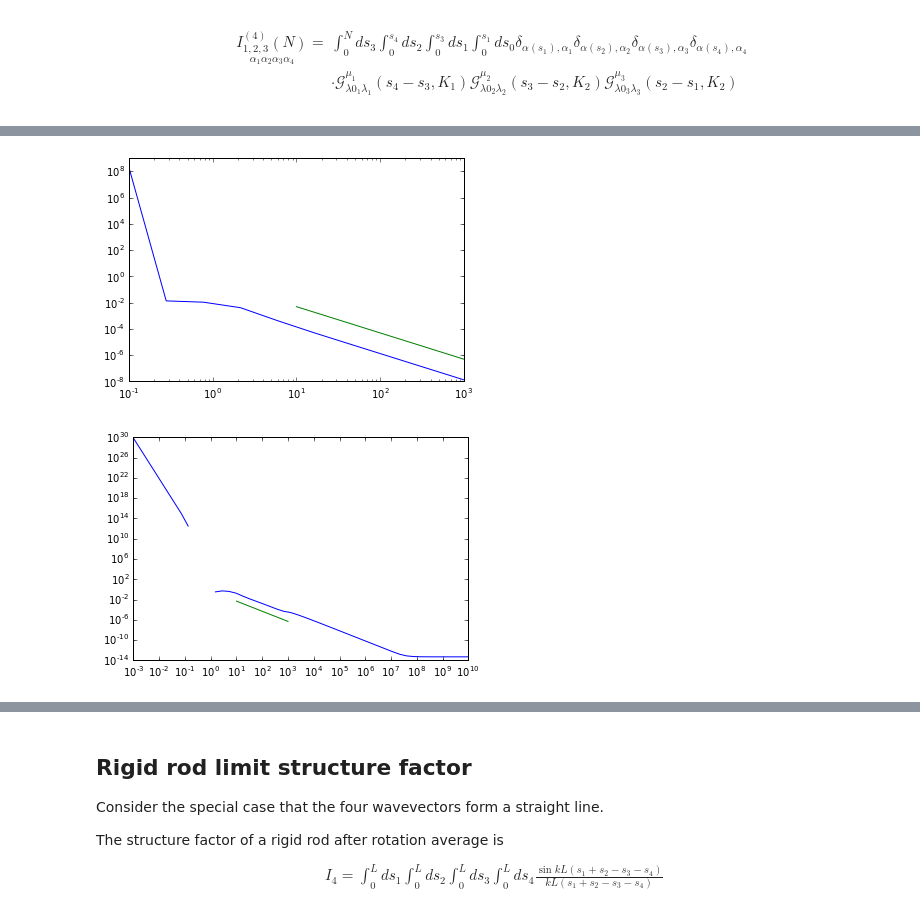
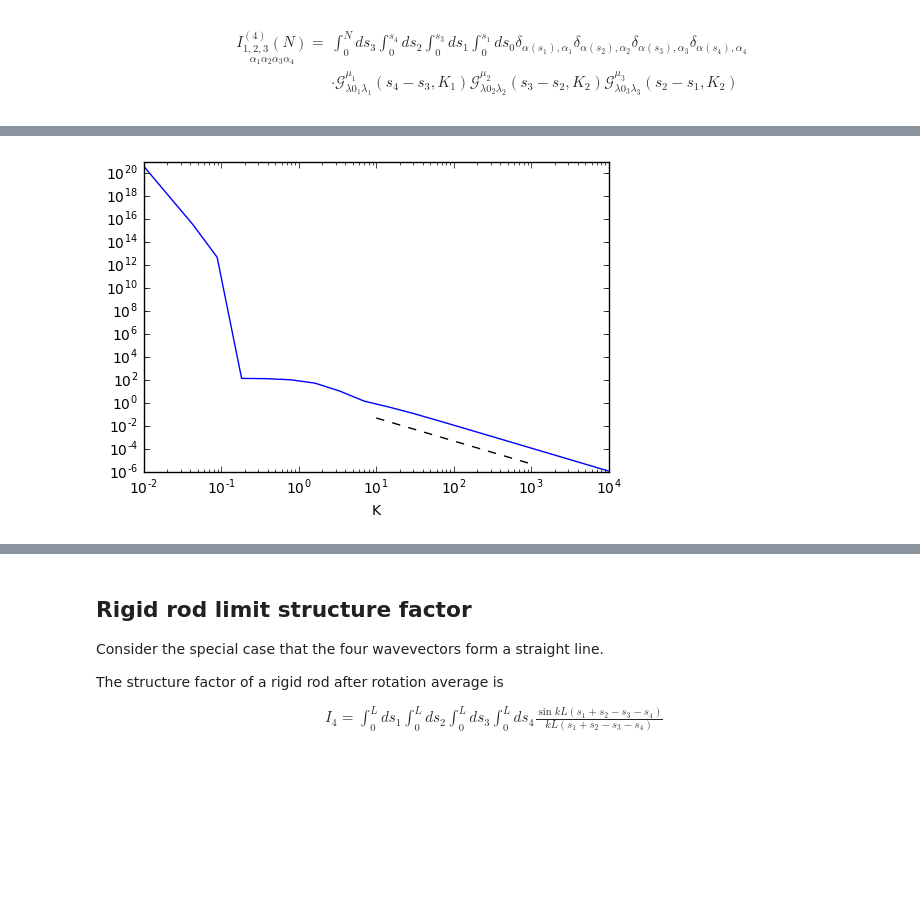
Before and after one commit to qmacAstanford/MultiPointCalculation, a Jupyter notebook: Scalc.ipynb, the cells around one changed output, grey strips where cells are left out. Drawn from its saved outputs; the diff is of its cells as text; code cells hidden in the pictures; blank space fills up the shorter version.

```diff
--- a/Scalc.ipynb
+++ b/Scalc.ipynb
@@ -12,9 +11,10 @@ import numpy as np
 # %%
+# for plotting scaling law
 def plotlog(x, y, alpha, xrange=1, numx=2):
     xv = np.logspace(np.log10(x), np.log10(x) + xrange, numx)
     C = y / (x**alpha)
     yv = C * xv**(alpha)
-    plt.loglog(xv, yv)
+    plt.loglog(xv, yv,'k--')
 # %%
 class phi_tilde:
     def __init__(self,k,alpha=0,l=0,m=0):
@@ -216,17 +227,9 @@ def s4wlc(pset, N, fa, k):
 # %%
-N=10
+N=1
 fa=0.345890
 
-def setKs(K):
-    k1=np.array([0,0,1])*K
-    k2=np.array([0,0,1])*K
-    k3=-k2
-    k4=-k3
 
-    k = [k1, k2, k3, k4]
-    return k
-
-nlam=4
+nlam=3
 pset=propagator.prop_set(nlam=nlam)
 
 # K = 10.0
@@ -258,0 +247,19 @@ Warning: Winger D hasnt been implemented!
+# %%
+# Calculate just AAAA over K
+N=10
+fa=0.345890
+nlam=3
+pset=propagator.prop_set(nlam=nlam)
+npts=20
+KV = np.logspace(-2,4,npts)
+SAAAA=np.zeros(npts,dtype='complex')
+for ind, K in enumerate(KV):
+    k = setKs(K)
+    phi1 = phi_tilde(k[0],alpha=0)
+    phi2 = phi_tilde(k[1],alpha=0)
+    phi3 = phi_tilde(k[2],alpha=0)
+    phi4 = phi_tilde(k[3],alpha=0)
+
+    SAAAA[ind] = fourPointCorr(pset, N, fa, \
+                                   phi1, phi2, phi3, phi4)
+print('Done')
@@ -259,13 +284,7 @@ Warning: Winger D hasnt been implemented!
 # %%
-plt.loglog(KV, s4[0,0,0,0,:])
-plotlog(1e1, 5e-3, -2, xrange=2)
+plt.loglog(KV, SAAAA.real)
+plotlog(1e1, 5e-2, -2, xrange=2)
+plt.xlabel('K')
 plt.show()
 # %% [output]
-[figure, old version]
+[figure, new version]
-# %%
-plt.loglog(KV, np.real(S4AAAA)/(N**4))
-plotlog(1e1, 5e-3, -2, xrange=2)
-
-plt.show()
-# %% [output]
-[figure, removed]
```
Also changed, not shown: parts of 11 cells of this notebook.
